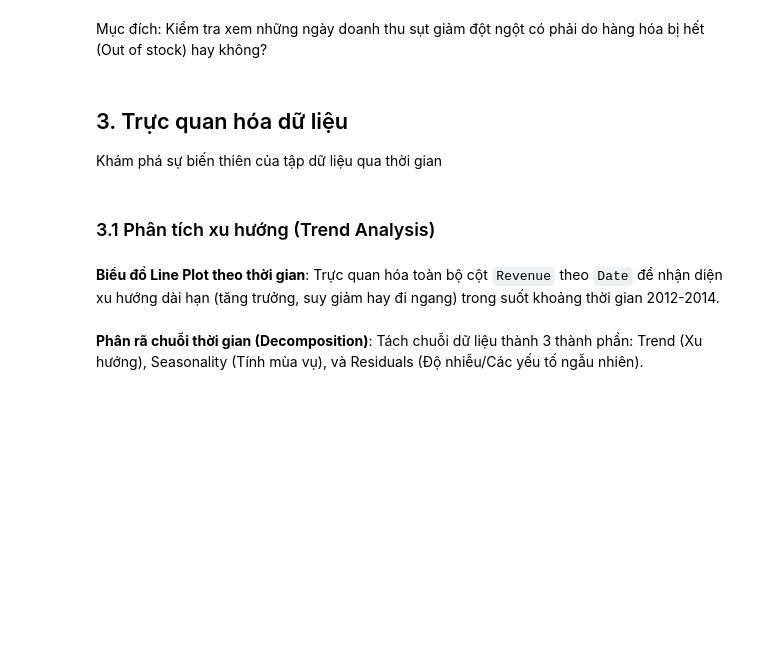
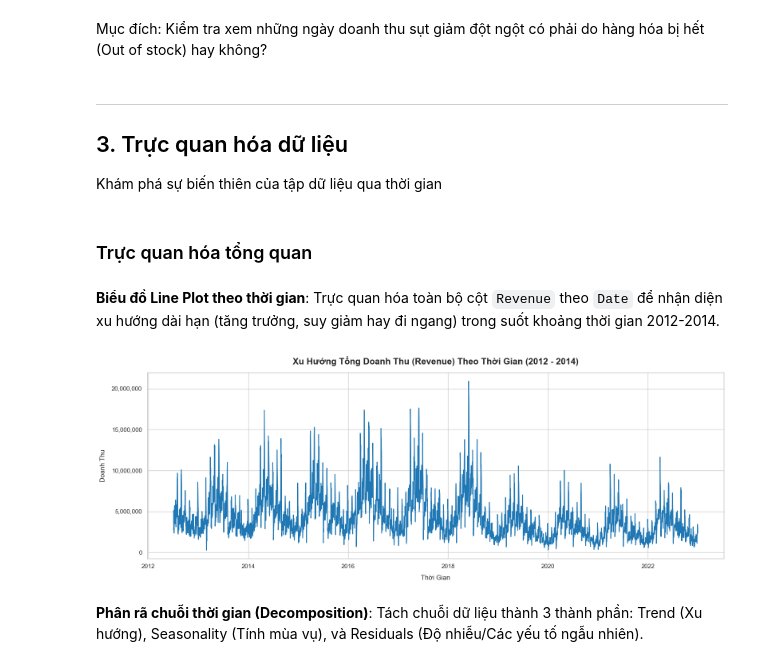
Before and after one commit to anhthu0910/vimchanhxa-datathon, a Jupyter notebook: notebooks/03_EDA_.ipynb, the cells around one changed output. Drawn from its saved outputs; the diff is of its cells as text; code cells hidden in the pictures; blank space fills up the shorter version.

Commit message:
Feat(03_EDA.ipynb): Overall visualization

```diff
--- a/notebooks/03_EDA_.ipynb
+++ b/notebooks/03_EDA_.ipynb
@@ -57,0 +63,14 @@ except:
+# %%
+df_sales = pd.read_csv('../data/raw/sales.csv')
+
+# Kiểm tra thông tin tổng quan và Missing Values
+print("--- THÔNG TIN TỔNG QUAN ---")
+df_sales.info()
+
+print("\n--- SỐ LƯỢNG MISSING VALUES ---")
+missing_values = df_sales.isna().sum()
+print(missing_values)
+
+# Kiểm tra xem có dòng nào bị trùng lặp không
+duplicates = df_sales.duplicated().sum()
+print(f"\nSố lượng dòng bị trùng lặp (duplicates): {duplicates}")
@@ -57,0 +97,11 @@ except:
+# %%
+# Tiền xử lý dữ liệu
+print("Tiến hành tiền xử lý...")
+df_sales['Date'] = pd.to_datetime(df_sales['Date'])
+df_sales = df_sales.sort_values(by='Date').reset_index(drop=True)
+df_sales = df_sales.set_index('Date')
+
+# Kiểm tra lại dữ liệu sau khi xử lý
+print("\n--- THÔNG TIN SAU KHI XỬ LÝ ---")
+df_sales.info()
+display(df_sales.head())
@@ -74,15 +146,32 @@ Việc lấy thông tin từ các bảng khác sẽ giúp mô hình hiểu đư
 # %% [markdown]
 Mục đích: Kiểm tra xem những ngày doanh thu sụt giảm đột ngột có phải do hàng hóa bị hết (Out of stock) hay không?
 # %% [markdown]
+---
 <a id="3"></a>
 
 ## 3. Trực quan hóa dữ liệu
 Khám phá sự biến thiên của tập dữ liệu qua thời gian
-# %% [markdown]
-### 3.1 Phân tích xu hướng (Trend Analysis)
+# %% [markdown]
+### Trực quan hóa tổng quan
 # %% [markdown]
 **Biểu đồ Line Plot theo thời gian**: Trực quan hóa toàn bộ cột `Revenue` theo `Date` để nhận diện xu hướng dài hạn (tăng trưởng, suy giảm hay đi ngang) trong suốt khoảng thời gian 2012-2014.
 # %%
-# 3.1
+# Thiết lập phong cách đồ thị cho đẹp mắt
+sns.set_theme(style="whitegrid")
+plt.rcParams['figure.figsize'] = (16, 6) # Kích thước biểu đồ ngang
+
+# Vẽ biểu đồ Line Plot
+ax = sns.lineplot(x='Date', y='Revenue', data=df_sales, color='#1f77b4', linewidth=1.5)
+plt.title('Xu Hướng Tổng Doanh Thu (Revenue) Theo Thời Gian (2012 - 2014)', fontsize=16, pad=15, fontweight='bold')
+plt.xlabel('Thời Gian', fontsize=12, labelpad=10)
+plt.ylabel('Doanh Thu', fontsize=12, labelpad=10)
+
+# Định dạng trục Y để hiển thị số dễ đọc hơn (ví dụ: 10,000,000 thay vì 1e7)
+ax.yaxis.set_major_formatter(ticker.FuncFormatter(lambda x, pos: '{:,.0f}'.format(x)))
+
+plt.tight_layout()
+plt.show()
+# %% [output]
+[figure, added]
 # %% [markdown]
 **Phân rã chuỗi thời gian (Decomposition)**: Tách chuỗi dữ liệu thành 3 thành phần: Trend (Xu hướng), Seasonality (Tính mùa vụ), và Residuals (Độ nhiễu/Các yếu tố ngẫu nhiên).
```
Also changed, not shown: parts of 17 cells of this notebook, 8 other files.
